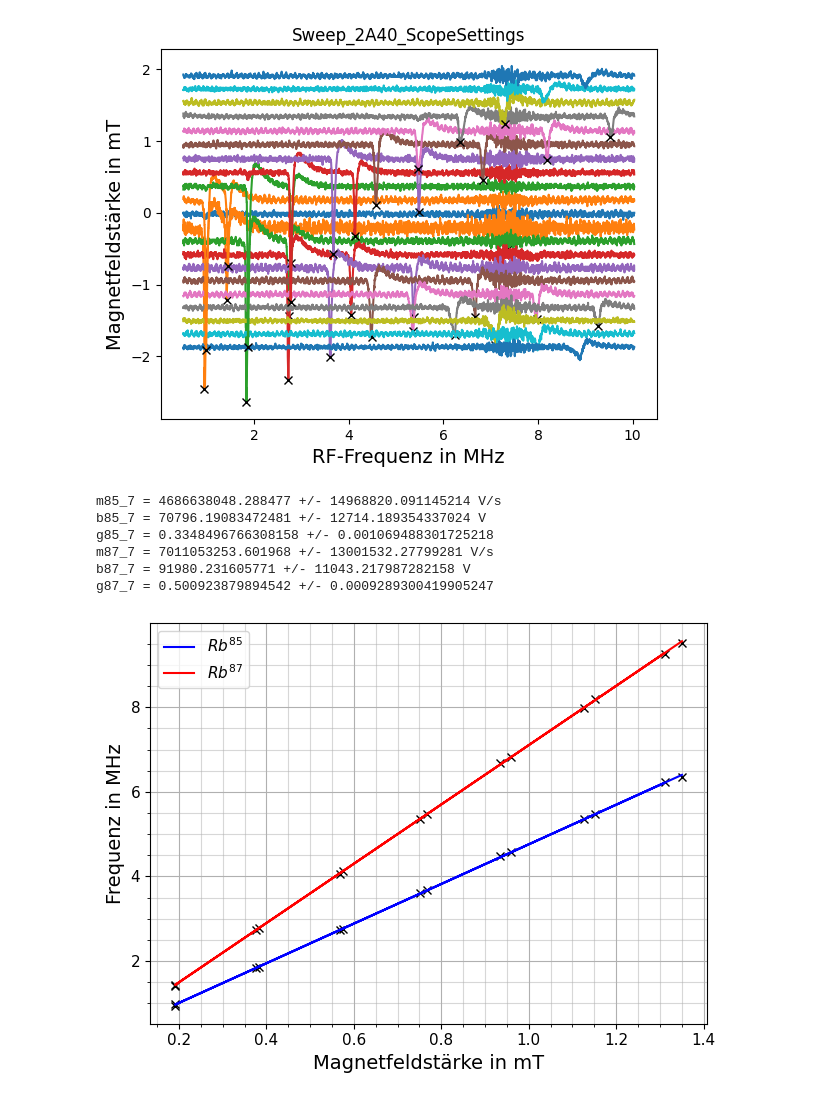
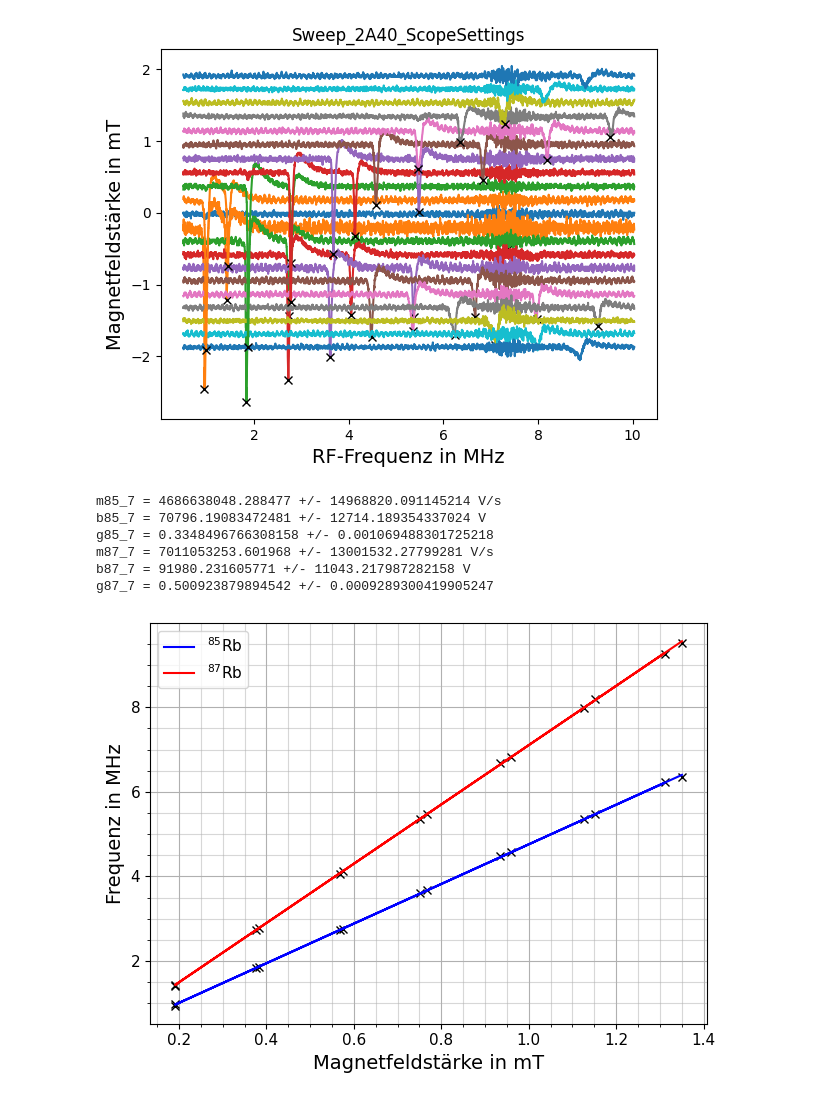
Before and after one commit to NicolasRohrbeck/fprak, a Jupyter notebook: scripts/optpumpen.ipynb, the cells around one changed output. Drawn from its saved outputs; the diff is of its cells as text; code cells hidden in the pictures.

```diff
--- a/scripts/optpumpen.ipynb
+++ b/scripts/optpumpen.ipynb
@@ -546,33 +546,33 @@ g87_7, g87_7_err = h/mu_B*m87_7, h/mu_B* m87_7_err
 print(f"m85_7 = {fit85_f_B.slope} +/- {fit85_f_B.stderr} V/s")
 print(f"b85_7 = {fit85_f_B.intercept} +/- {fit85_f_B.intercept_stderr} V")
 print(f"g85_7 = {g85_7} +/- {g85_7_err}")
 print(f"m87_7 = {fit87_f_B.slope} +/- {fit87_f_B.stderr} V/s")
 print(f"b87_7 = {fit87_f_B.intercept} +/- {fit87_f_B.intercept_stderr} V")
 print(f"g87_7 = {g87_7} +/- {g87_7_err}")
 
 fig, ax = plt.subplots()
 
 ax.plot(np.array(peak85_B_7)*1000, np.array(peak85_f_7)/1e6,  "xk")
-ax.plot(np.array(peak85_B_7)*1000, np.array(fit85_f_B.intercept+fit85_f_B.slope*np.array(peak85_B_7))/1e6, "-b", label=r"$Rb^{85}$")
+ax.plot(np.array(peak85_B_7)*1000, np.array(fit85_f_B.intercept+fit85_f_B.slope*np.array(peak85_B_7))/1e6, "-b", label=r"$^{85}$"+"Rb")
 ax.plot(np.array(peak87_B_7)*1000, np.array(peak87_f_7)/1e6, "xk")
-ax.plot(np.array(peak87_B_7)*1000, np.array(fit87_f_B.intercept+fit87_f_B.slope*np.array(peak87_B_7))/1e6, "-r", label=r"$Rb^{87}$")
+ax.plot(np.array(peak87_B_7)*1000, np.array(fit87_f_B.intercept+fit87_f_B.slope*np.array(peak87_B_7))/1e6, "-r", label=r"$^{87}$"+"Rb")
 
 ax.set_ylabel("Frequenz in MHz", fontsize=14)
 ax.set_xlabel("Magnetfeldstärke in mT", fontsize=14)
 ax.tick_params(labelsize=11)
 
 ax.minorticks_on()
 ax.grid(which='major')
 ax.grid(which='minor', alpha=0.5)
 ax.legend(fontsize=11)
 
 fig.tight_layout()
 #fig.savefig("../Bilder/Optisches Pumpen/Lande_f(B).pdf")
 # %% [output]
 m85_7 = 4686638048.288477 +/- 14968820.091145214 V/s
 b85_7 = 70796.19083472481 +/- 12714.189354337024 V
 g85_7 = 0.3348496766308158 +/- 0.001069488301725218
 m87_7 = 7011053253.601968 +/- 13001532.27799281 V/s
 b87_7 = 91980.231605771 +/- 11043.217987282158 V
 g87_7 = 0.500923879894542 +/- 0.0009289300419905247
-[figure, old version]
+[figure, new version]
```
Also changed, not shown: parts of 1 cell of this notebook, 2 other files.
